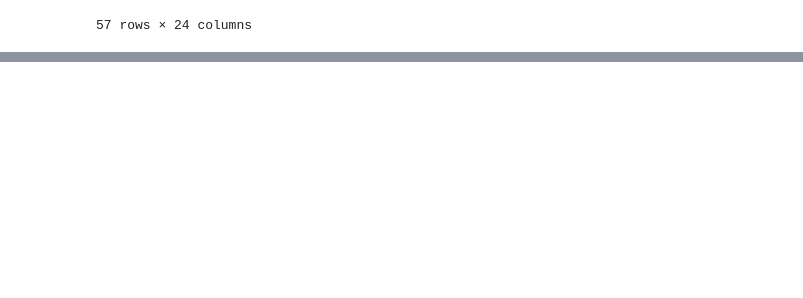
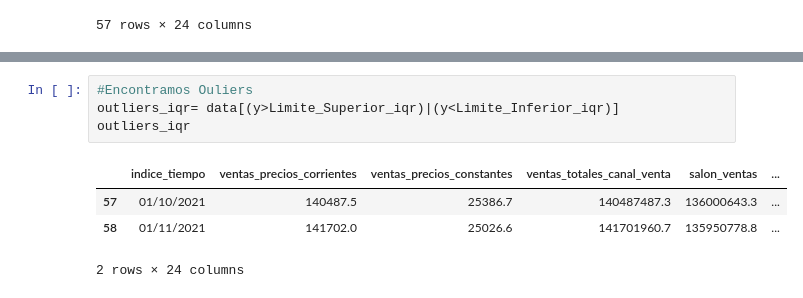
Before and after one commit to gabycantu/Actividad-3, a Jupyter notebook: actividad-3.ipynb, the cells around one changed output, grey strips where cells are left out. Saved outputs shown, nothing was run; the diff lists cells and outputs as text; blank space fills up the shorter version.

```diff
--- a/actividad-3.ipynb
+++ b/actividad-3.ipynb
@@ -1126,0 +1142,9 @@ data
+# %%
+#Encontramos Ouliers
+outliers_iqr= data[(y>Limite_Superior_iqr)|(y<Limite_Inferior_iqr)]
+outliers_iqr
+# %% [output]
+|  | indice_tiempo | ventas_precios_corrientes | ventas_precios_constantes | ventas_totales_canal_venta | salon_ventas | ... |
+| 57 | 01/10/2021 | 140487.5 | 25386.7 | 140487487.3 | 136000643.3 | ... |
+| 58 | 01/11/2021 | 141702.0 | 25026.6 | 141701960.7 | 135950778.8 | ... |
+2 rows × 24 columns
```
Also changed, not shown: parts of 3 cells of this notebook.
